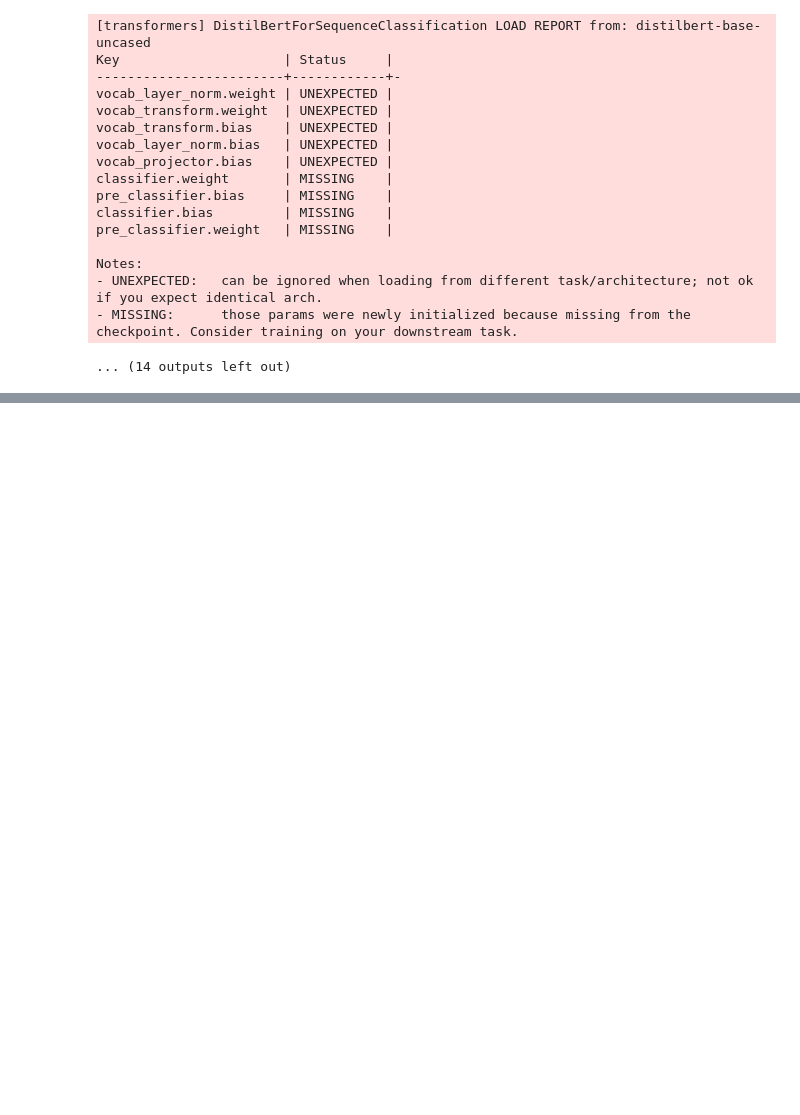
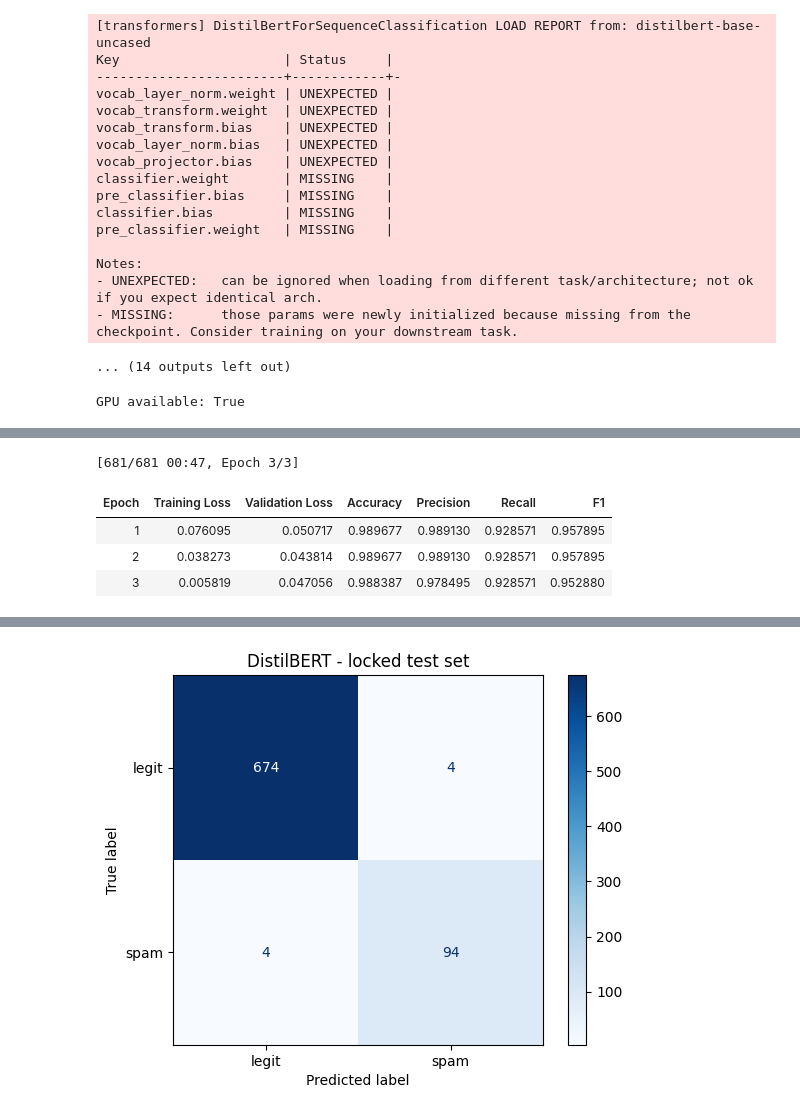
Before and after one commit to Meenakshi-N-24/RedFlag, a Jupyter notebook: notebooks/02_distilbert_finetune.ipynb, the cells around one changed output, grey strips where cells are left out. Saved outputs shown, nothing was run; the diff lists cells and outputs as text; code cells hidden in the pictures; blank space fills up the shorter version.

Commit message:
Add locked test-set evaluation for DistilBERT

```diff
--- a/notebooks/02_distilbert_finetune.ipynb
+++ b/notebooks/02_distilbert_finetune.ipynb
@@ -263,3 +265,74 @@ Notes:
 - UNEXPECTED:   can be ignored when loading from different task/architecture; not ok if you expect identical arch.
 - MISSING:      those params were newly initialized because missing from the checkpoint. Consider training on your downstream task.
 ... (14 outputs left out)
+# %%
+import os, numpy as np, pandas as pd, torch
+import matplotlib.pyplot as plt
+from torch.utils.data import Dataset
+from transformers import AutoTokenizer, AutoModelForSequenceClassification, TrainingArguments, Trainer
+from sklearn.metrics import (precision_recall_fscore_support, accuracy_score,
+                             classification_report, confusion_matrix, ConfusionMatrixDisplay)
+
+for f in ["train.csv", "val.csv", "test.csv", "indian_test_set.csv"]:
+    assert os.path.exists(f), f"Upload {f} first"
+print("GPU available:", torch.cuda.is_available())
+
+train_df = pd.read_csv("train.csv")
+val_df = pd.read_csv("val.csv")
+test_df = pd.read_csv("test.csv")
+indian = pd.read_csv("indian_test_set.csv")
+
+MODEL = "distilbert-base-uncased"
+tokenizer = AutoTokenizer.from_pretrained(MODEL)
+
+class SMSData(Dataset):
+    def __init__(self, texts, labels):
+        self.enc = tokenizer(list(texts), truncation=True, padding=True, max_length=128)
+        self.labels = list(labels)
+    def __len__(self):
+        return len(self.labels)
+    def __getitem__(self, i):
+        item = {k: torch.tensor(v[i]) for k, v in self.enc.items()}
+        item["labels"] = torch.tensor(self.labels[i])
+        return item
+
+train_ds = SMSData(train_df["text"], train_df["y"])
+val_ds = SMSData(val_df["text"], val_df["y"])
+test_ds = SMSData(test_df["text"], test_df["y"])
+ind_ds = SMSData(indian["text"], indian["label"])
+
+model = AutoModelForSequenceClassification.from_pretrained(MODEL, num_labels=2)
+
+def compute_metrics(p):
+    preds = np.argmax(p.predictions, axis=1)
+    pr, rc, f1, _ = precision_recall_fscore_support(
+        p.label_ids, preds, average="binary", pos_label=1, zero_division=0)
+    return {"accuracy": accuracy_score(p.label_ids, preds),
+            "precision": pr, "recall": rc, "f1": f1}
+
+args = TrainingArguments(
+    output_dir="distilbert_out", num_train_epochs=3,
+    per_device_train_batch_size=16, per_device_eval_batch_size=32,
+    learning_rate=2e-5, weight_decay=0.01, eval_strategy="epoch",
+    save_strategy="no", logging_steps=50, fp16=True, seed=42, report_to="none")
+
+trainer = Trainer(model=model, args=args, train_dataset=train_ds,
+                  eval_dataset=val_ds, compute_metrics=compute_metrics)
+trainer.train()
+
+out = trainer.predict(test_ds)
+pred = np.argmax(out.predictions, axis=1)
+print("\n=== LOCKED TEST SET ===")
+print("Test rows:", len(test_df), "| spam share:", round(test_df["y"].mean(), 3))
+print(classification_report(test_df["y"], pred, target_names=["legit", "spam"], digits=3))
+cm = confusion_matrix(test_df["y"], pred)
+ConfusionMatrixDisplay(cm, display_labels=["legit", "spam"]).plot(cmap="Blues")
+plt.title("DistilBERT - locked test set"); plt.show()
+
+out2 = trainer.predict(ind_ds)
+pred2 = np.argmax(out2.predictions, axis=1)
+print("\n=== INDIAN-STYLE SET (model trained on old data only) ===")
+print(classification_report(indian["label"], pred2, target_names=["legit", "spam"], digits=3))
+print(confusion_matrix(indian["label"], pred2))
+# %% [output]
+GPU available: True
@@ -265,0 +355,5 @@ Notes:
+[681/681 00:47, Epoch 3/3]
+| Epoch | Training Loss | Validation Loss | Accuracy | Precision | Recall | F1 |
+| 1 | 0.076095 | 0.050717 | 0.989677 | 0.989130 | 0.928571 | 0.957895 |
+| 2 | 0.038273 | 0.043814 | 0.989677 | 0.989130 | 0.928571 | 0.957895 |
+| 3 | 0.005819 | 0.047056 | 0.988387 | 0.978495 | 0.928571 | 0.952880 |
@@ -265,0 +371 @@ Notes:
+[figure, added]
```
Also changed, not shown: parts of 3 cells of this notebook.
